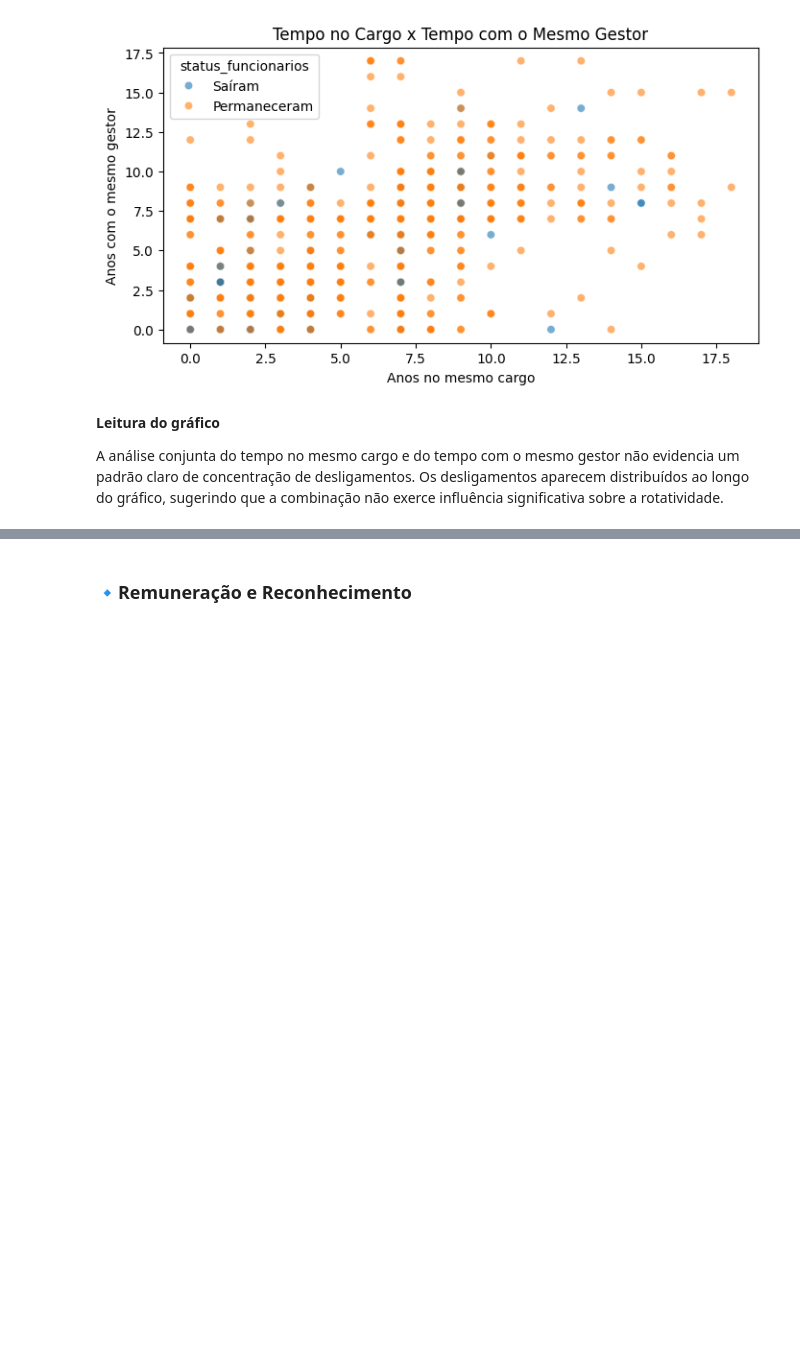
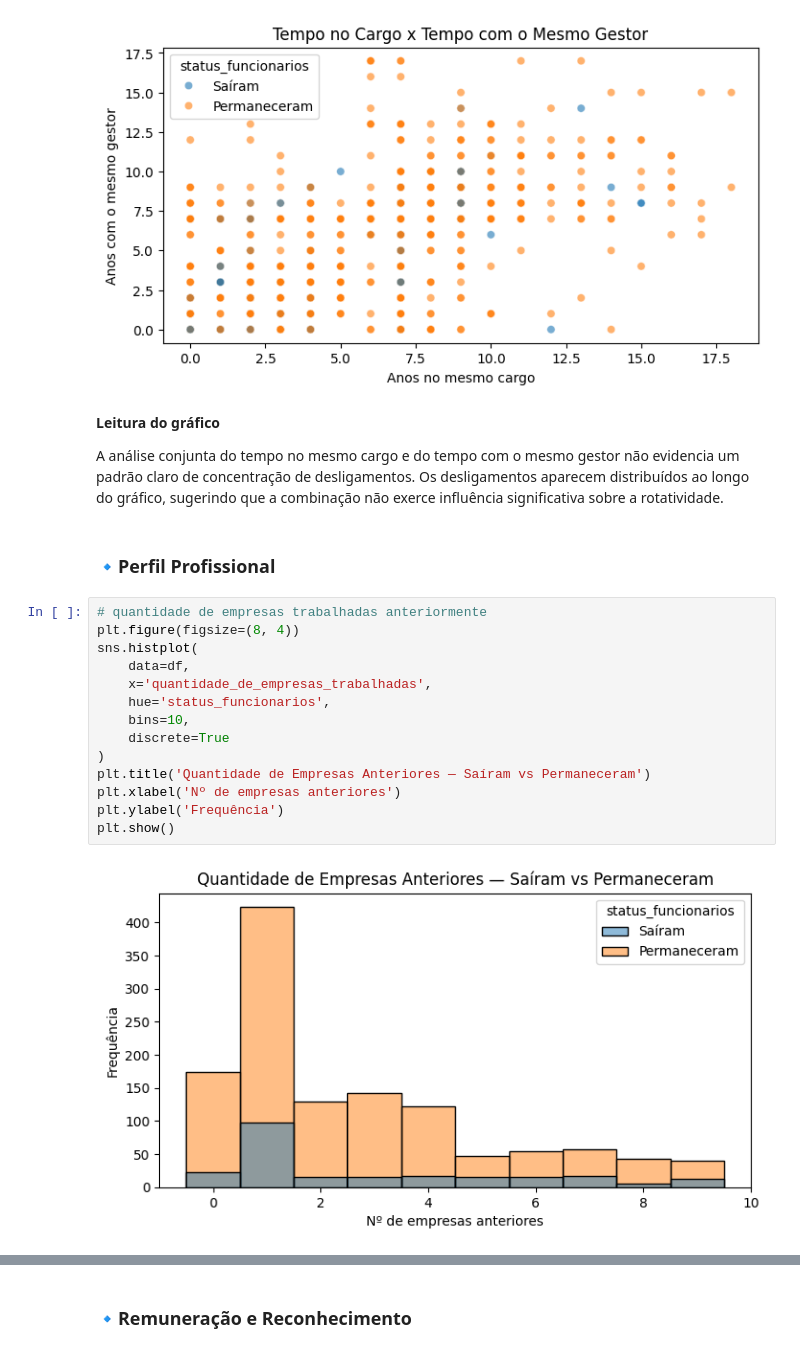
Before and after one commit to anajulia-v/AnaliseTurnover, a Jupyter notebook: notebooks/02_exploracao.ipynb, the cells around one changed output, grey strips where cells are left out. Cells and saved outputs as stored; diff of their text form; blank space fills up the shorter version.

```diff
--- a/notebooks/02_exploracao.ipynb
+++ b/notebooks/02_exploracao.ipynb
@@ -182,3 +222,21 @@ plt.show()
 **Leitura do gráfico**
 
 A análise conjunta do tempo no mesmo cargo e do tempo com o mesmo gestor não evidencia um padrão claro de concentração de desligamentos. Os desligamentos aparecem distribuídos ao longo do gráfico, sugerindo que a combinação não exerce influência significativa sobre a rotatividade.
+# %% [markdown]
+### 🔹Perfil Profissional
+# %%
+# quantidade de empresas trabalhadas anteriormente
+plt.figure(figsize=(8, 4))
+sns.histplot(
+    data=df,
+    x='quantidade_de_empresas_trabalhadas',
+    hue='status_funcionarios',
+    bins=10,
+    discrete=True
+)
+plt.title('Quantidade de Empresas Anteriores — Saíram vs Permaneceram')
+plt.xlabel('Nº de empresas anteriores')
+plt.ylabel('Frequência')
+plt.show()
+# %% [output]
+[figure, added]
```
Also changed, not shown: parts of 18 cells of this notebook, 6 other files.
